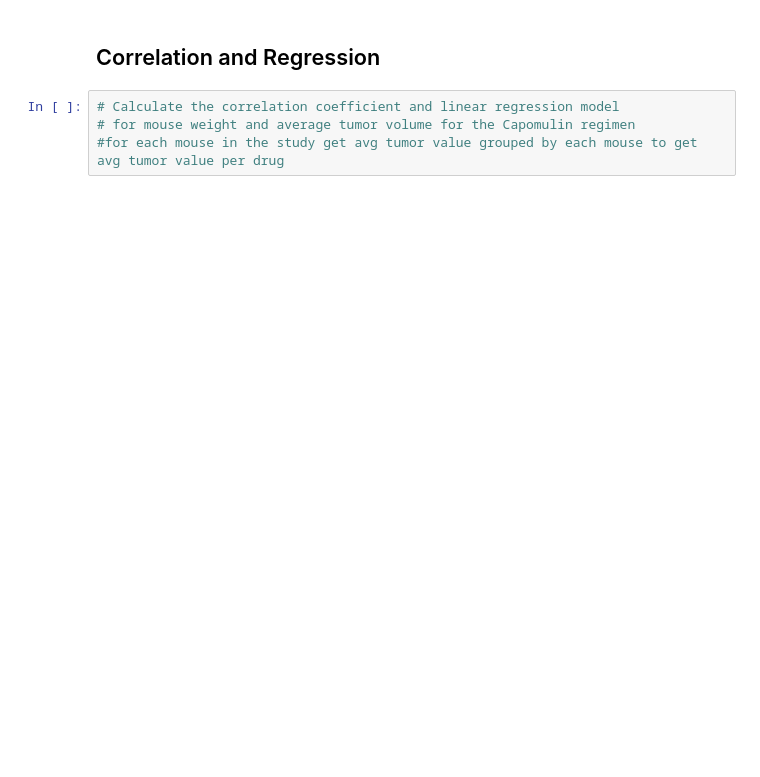
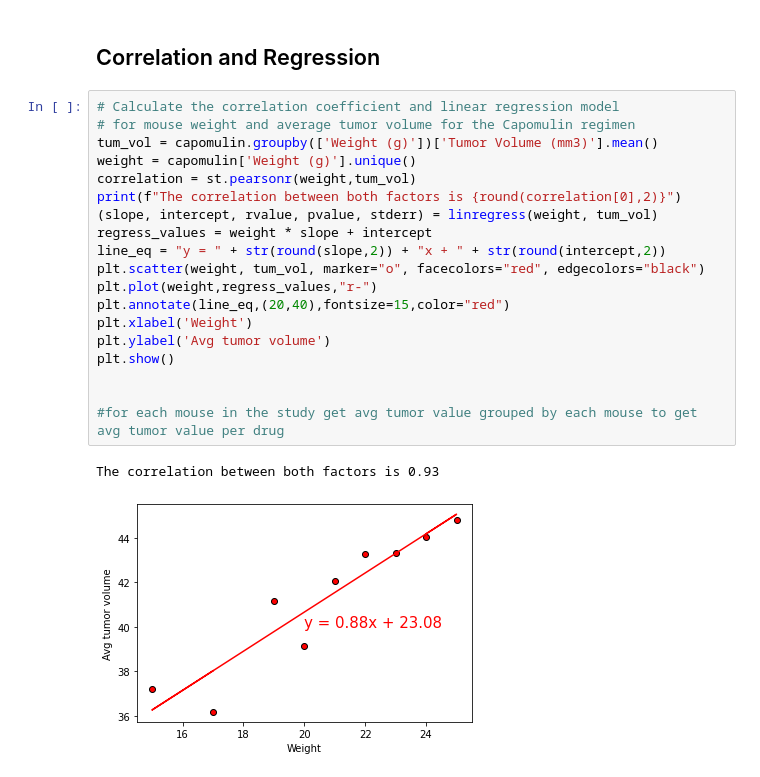
Before and after one commit to g8r1fl/matplotlib-challege, a Jupyter notebook: Pymaceuticals/pymaceuticals_starter.ipynb, the cells around one changed output. Drawn from its saved outputs; the diff is of its cells as text; blank space fills up the shorter version.

```diff
--- a/Pymaceuticals/pymaceuticals_starter.ipynb
+++ b/Pymaceuticals/pymaceuticals_starter.ipynb
@@ -487,4 +479,22 @@ plt.scatter(weight, tum_vol, marker="o", facecolors="red", edgecolors="black")
 # %%
 # Calculate the correlation coefficient and linear regression model
 # for mouse weight and average tumor volume for the Capomulin regimen
+tum_vol = capomulin.groupby(['Weight (g)'])['Tumor Volume (mm3)'].mean()
+weight = capomulin['Weight (g)'].unique()
+correlation = st.pearsonr(weight,tum_vol)
+print(f"The correlation between both factors is {round(correlation[0],2)}")
+(slope, intercept, rvalue, pvalue, stderr) = linregress(weight, tum_vol)
+regress_values = weight * slope + intercept
+line_eq = "y = " + str(round(slope,2)) + "x + " + str(round(intercept,2))
+plt.scatter(weight, tum_vol, marker="o", facecolors="red", edgecolors="black")
+plt.plot(weight,regress_values,"r-")
+plt.annotate(line_eq,(20,40),fontsize=15,color="red")
+plt.xlabel('Weight')
+plt.ylabel('Avg tumor volume')
+plt.show()
+
+
 #for each mouse in the study get avg tumor value grouped by each mouse to get avg tumor value per drug
+# %% [output]
+The correlation between both factors is 0.93
+[figure, added]
```
Also changed, not shown: parts of 4 cells of this notebook, 2 other files.
